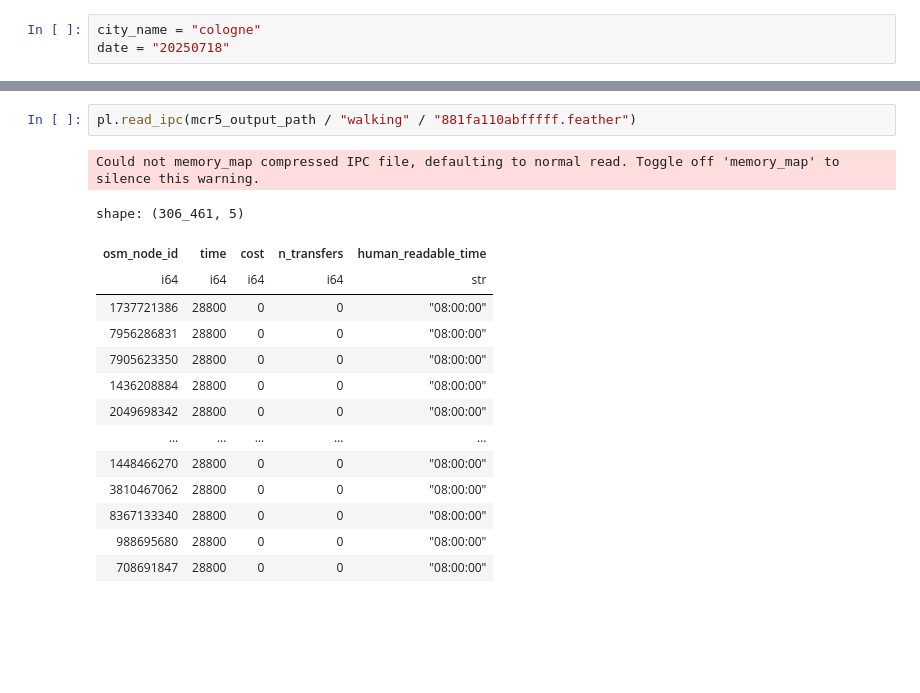
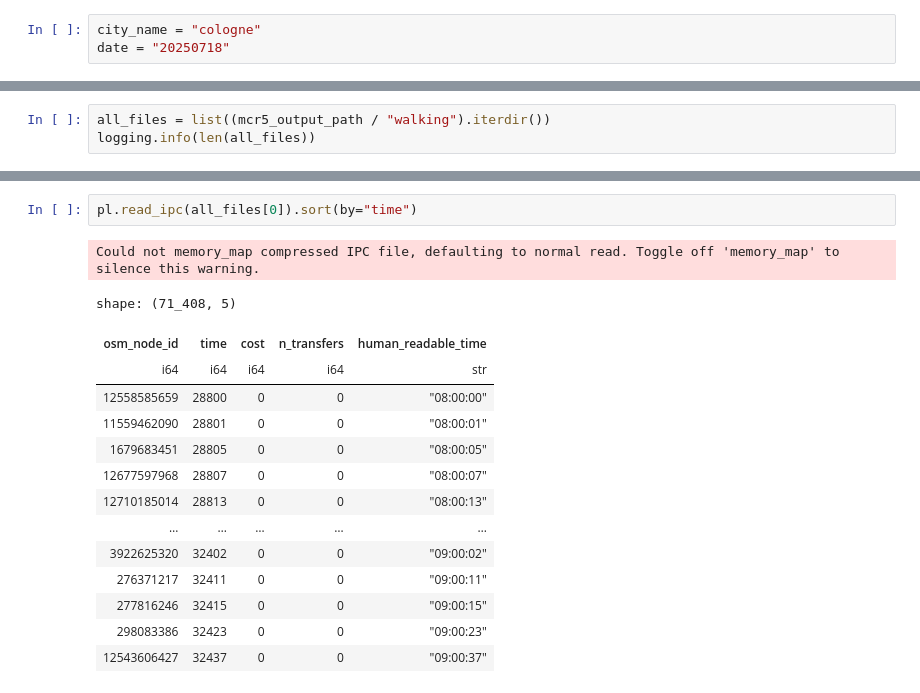
Before and after one commit to phyk/mcr-py, a Jupyter notebook: notebooks/13_result_check.ipynb, the cells around one changed output, grey strips where cells are left out. Drawn from its saved outputs; the diff is of its cells as text; blank space fills up the shorter version.

```diff
--- a/notebooks/13_result_check.ipynb
+++ b/notebooks/13_result_check.ipynb
@@ -41,0 +21,3 @@ shape: (2_476, 10)
+# %%
+all_files = list((mcr5_output_path / "walking").iterdir())
+logging.info(len(all_files))
@@ -42,18 +26,18 @@ shape: (2_476, 10)
 # %%
-pl.read_ipc(mcr5_output_path / "walking" / "881fa110abfffff.feather")
+pl.read_ipc(all_files[0]).sort(by="time")
 # %% [output]
 Could not memory_map compressed IPC file, defaulting to normal read. Toggle off 'memory_map' to silence this warning.
-shape: (306_461, 5)
+shape: (71_408, 5)
 | osm_node_id | time | cost | n_transfers | human_readable_time |
 | i64 | i64 | i64 | i64 | str |
-| 1737721386 | 28800 | 0 | 0 | "08:00:00" |
-| 7956286831 | 28800 | 0 | 0 | "08:00:00" |
-| 7905623350 | 28800 | 0 | 0 | "08:00:00" |
-| 1436208884 | 28800 | 0 | 0 | "08:00:00" |
-| 2049698342 | 28800 | 0 | 0 | "08:00:00" |
+| 12558585659 | 28800 | 0 | 0 | "08:00:00" |
+| 11559462090 | 28801 | 0 | 0 | "08:00:01" |
+| 1679683451 | 28805 | 0 | 0 | "08:00:05" |
+| 12677597968 | 28807 | 0 | 0 | "08:00:07" |
+| 12710185014 | 28813 | 0 | 0 | "08:00:13" |
 | … | … | … | … | … |
-| 1448466270 | 28800 | 0 | 0 | "08:00:00" |
-| 3810467062 | 28800 | 0 | 0 | "08:00:00" |
-| 8367133340 | 28800 | 0 | 0 | "08:00:00" |
-| 988695680 | 28800 | 0 | 0 | "08:00:00" |
-| 708691847 | 28800 | 0 | 0 | "08:00:00" |
+| 3922625320 | 32402 | 0 | 0 | "09:00:02" |
+| 276371217 | 32411 | 0 | 0 | "09:00:11" |
+| 277816246 | 32415 | 0 | 0 | "09:00:15" |
+| 298083386 | 32423 | 0 | 0 | "09:00:23" |
+| 12543606427 | 32437 | 0 | 0 | "09:00:37" |
```
Also changed, not shown: parts of 5 cells of this notebook, 3 other files.
